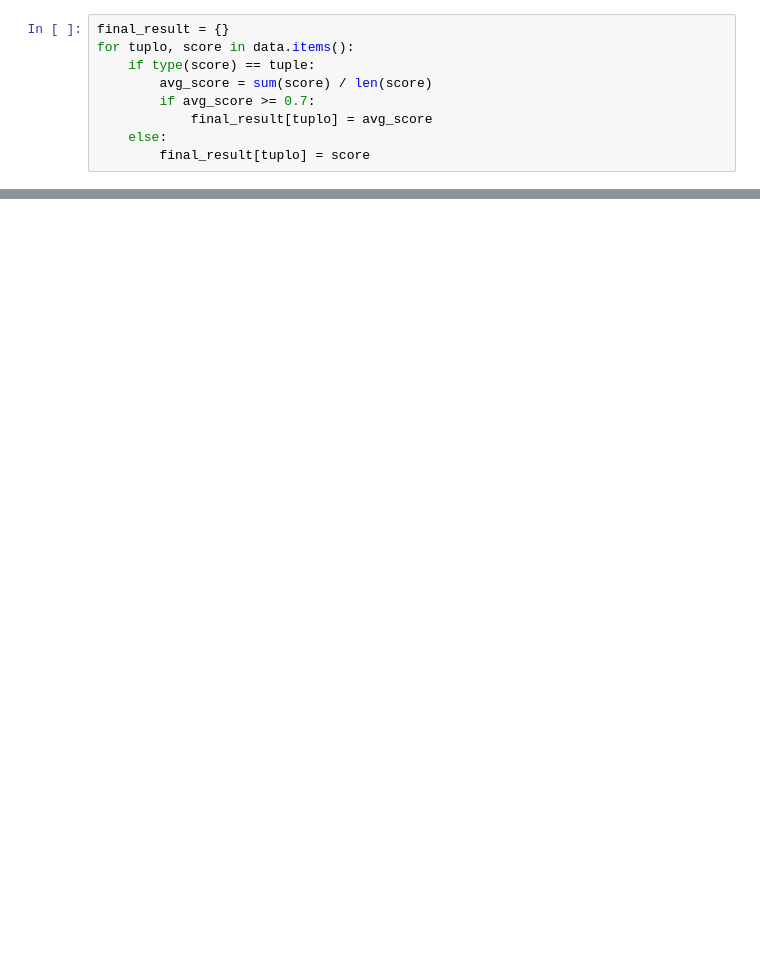
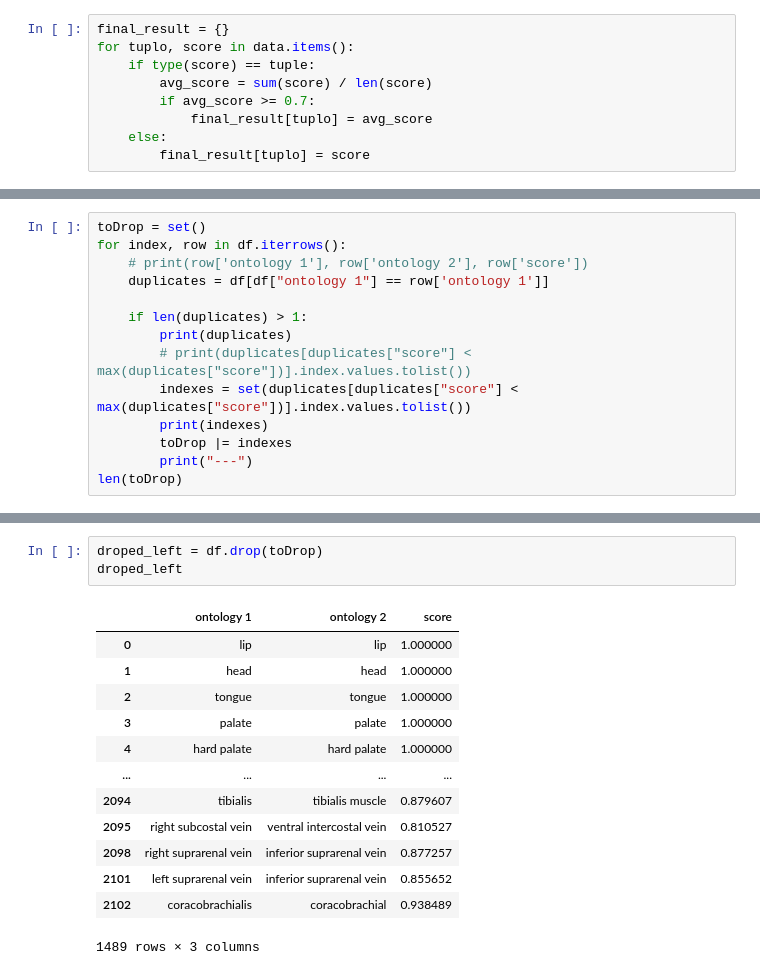
Before and after one commit to RomuloNogueira02/KG-Project, a Jupyter notebook: checkPickle.ipynb, the cells around one changed output, grey strips where cells are left out. Cells and saved outputs as stored; diff of their text form; blank space fills up the shorter version.

```diff
--- a/checkPickle.ipynb
+++ b/checkPickle.ipynb
@@ -54,0 +63,14 @@ Index: []
+# %%
+toDrop = set()
+for index, row in df.iterrows():
+    # print(row['ontology 1'], row['ontology 2'], row['score'])
+    duplicates = df[df["ontology 1"] == row['ontology 1']]
+
+    if len(duplicates) > 1:
+        print(duplicates)
+        # print(duplicates[duplicates["score"] < max(duplicates["score"])].index.values.tolist())
+        indexes = set(duplicates[duplicates["score"] < max(duplicates["score"])].index.values.tolist())
+        print(indexes)
+        toDrop |= indexes
+        print("---")
+len(toDrop)
@@ -54,0 +96,17 @@ Index: []
+# %%
+droped_left = df.drop(toDrop)
+droped_left
+# %% [output]
+|  | ontology 1 | ontology 2 | score |
+| 0 | lip | lip | 1.000000 |
+| 1 | head | head | 1.000000 |
+| 2 | tongue | tongue | 1.000000 |
+| 3 | palate | palate | 1.000000 |
+| 4 | hard palate | hard palate | 1.000000 |
+| ... | ... | ... | ... |
+| 2094 | tibialis | tibialis muscle | 0.879607 |
+| 2095 | right subcostal vein | ventral intercostal vein | 0.810527 |
+| 2098 | right suprarenal vein | inferior suprarenal vein | 0.877257 |
+| 2101 | left suprarenal vein | inferior suprarenal vein | 0.855652 |
+| 2102 | coracobrachialis | coracobrachial | 0.938489 |
+1489 rows × 3 columns
```
Also changed, not shown: parts of 10 cells of this notebook, 2 other files.
